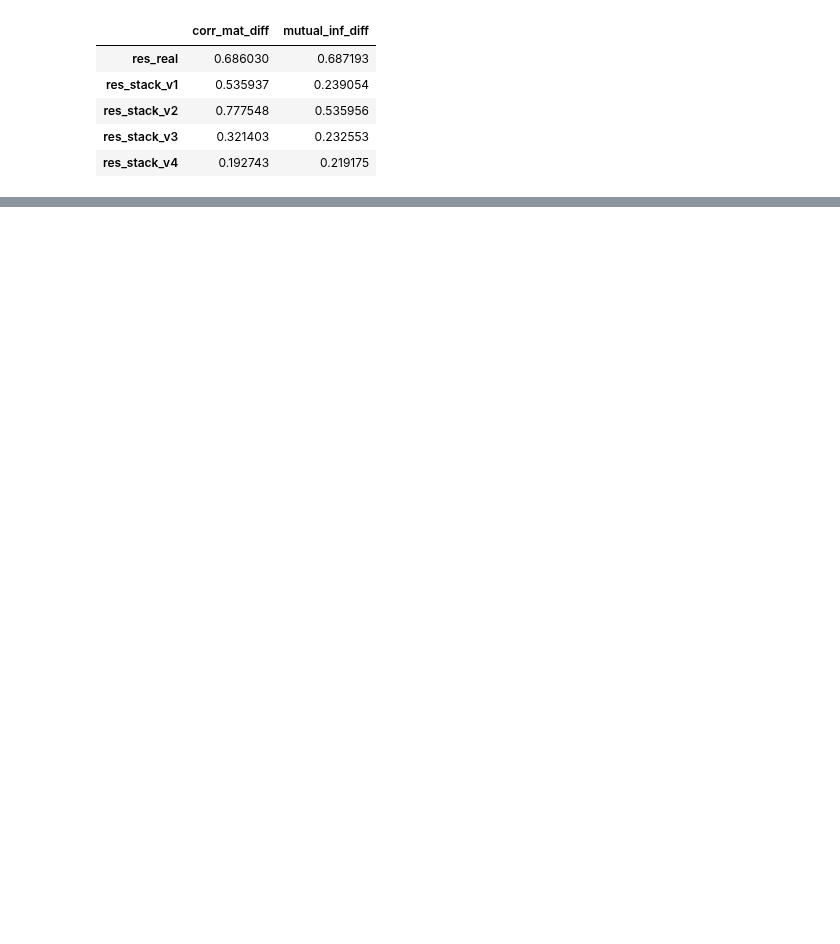
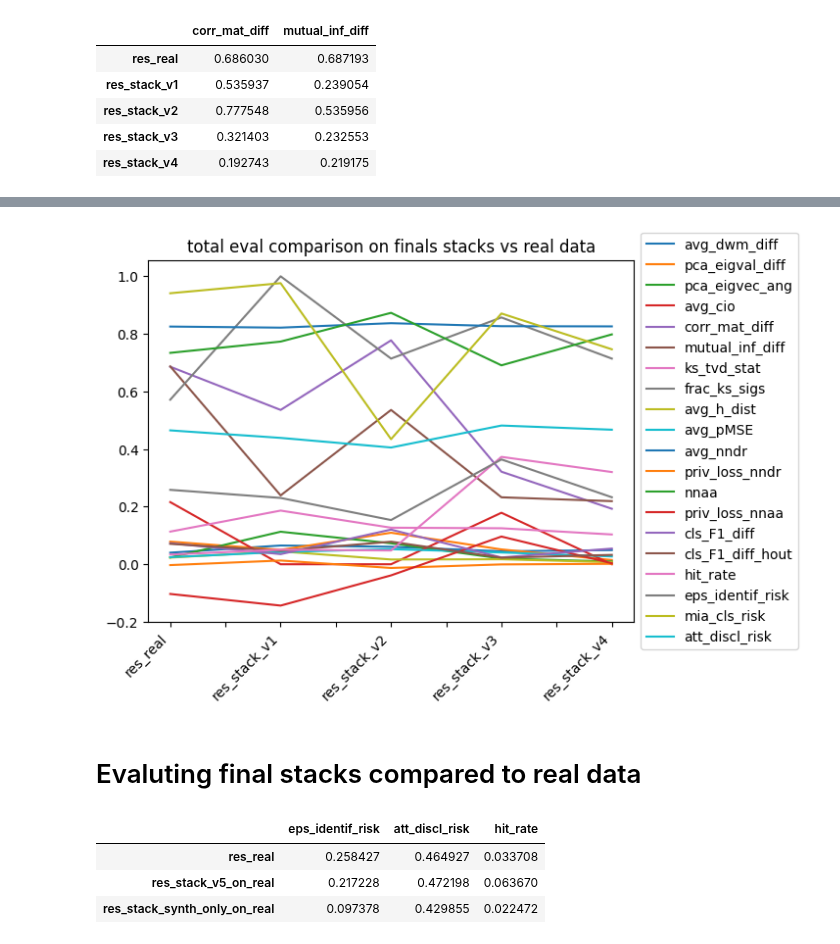
Before and after one commit to LucasBrynk/synthe_size_me, a Jupyter notebook: penguins_syn/penguins_ctgan_syn.ipynb, the cells around one changed output, grey strips where cells are left out. Saved outputs shown, nothing was run; the diff lists cells and outputs as text; code cells hidden in the pictures; blank space fills up the shorter version.

```diff
--- a/penguins_syn/penguins_ctgan_syn.ipynb
+++ b/penguins_syn/penguins_ctgan_syn.ipynb
@@ -702,7 +705,7 @@ total_eval = pd.DataFrame(columns=["avg_dwm_diff",
                                   "priv_loss_nnaa",
                                   "cls_F1_diff",
                                   "cls_F1_diff_hout",
-                                  "median_DCR",
+                                  #"median_DCR",
                                   "hit_rate",
                                   "eps_identif_risk",
                                   "mia_cls_risk",
@@ -726,7 +729,7 @@ for i in range(len(eval_results)):
                                    evals.loc["priv_loss_nnaa", "val"],
                                    evals.loc["cls_F1_diff", "val"],
                                    evals.loc["cls_F1_diff_hout", "val"],
-                                   evals.loc["median_DCR", "val"],
+                                   #evals.loc["median_DCR", "val"],
                                    evals.loc["hit_rate", "val"],
                                    evals.loc["eps_identif_risk", "val"],
                                    evals.loc["mia_cls_risk", "val"],
@@ -742,0 +745,10 @@ total_eval
+# %%
+total_eval.plot.line()
+plt.title("total eval comparison on finals stacks vs real data")
+plt.xticks(rotation=45, ha="right")
+plt.legend(loc='center left', bbox_to_anchor=(1.0, 0.5))
+plt.show()
+# %% [output]
+[figure, added]
+# %% [markdown]
+# Evaluting final stacks compared to real data
@@ -742,0 +758,17 @@ total_eval
+# %%
+privacy_plot = pd.DataFrame(columns=["eps_identif_risk",
+                                     "att_discl_risk",
+                                     "hit_rate"])
+
+for i in range(len(eval_results)):
+    evals = eval_results[i].set_index("metric")
+    privacy_plot.loc[eval_str[i]] = [evals.loc["eps_identif_risk", "val"],
+                                    evals.loc["att_discl_risk", "val"],
+                                    evals.loc["hit_rate", "val"]]
+
+privacy_plot
+# %% [output]
+|  | eps_identif_risk | att_discl_risk | hit_rate |
+| res_real | 0.258427 | 0.464927 | 0.033708 |
+| res_stack_v5_on_real | 0.217228 | 0.472198 | 0.063670 |
+| res_stack_synth_only_on_real | 0.097378 | 0.429855 | 0.022472 |
```
Also changed, not shown: parts of 12 cells of this notebook.
